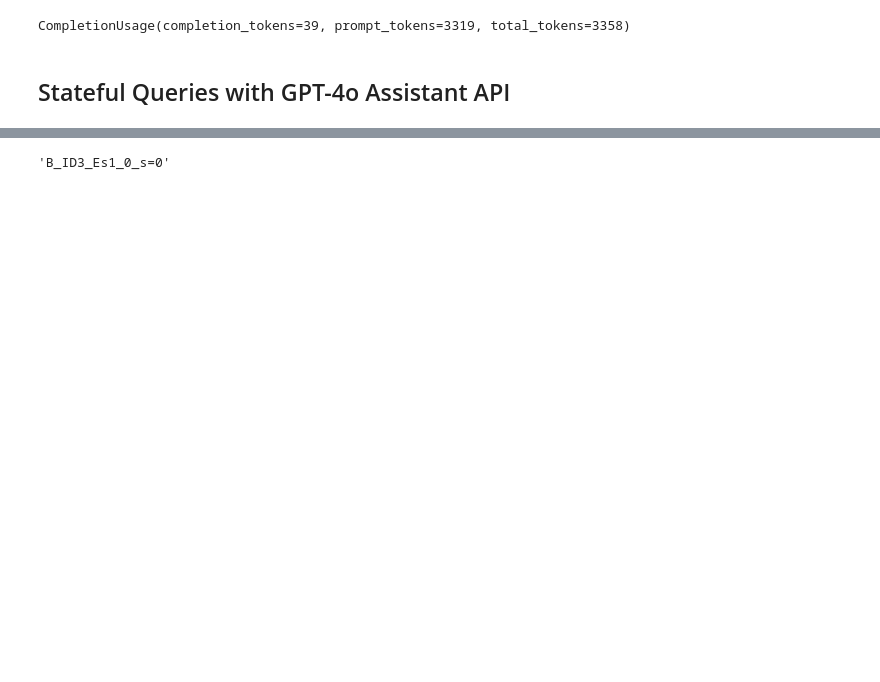
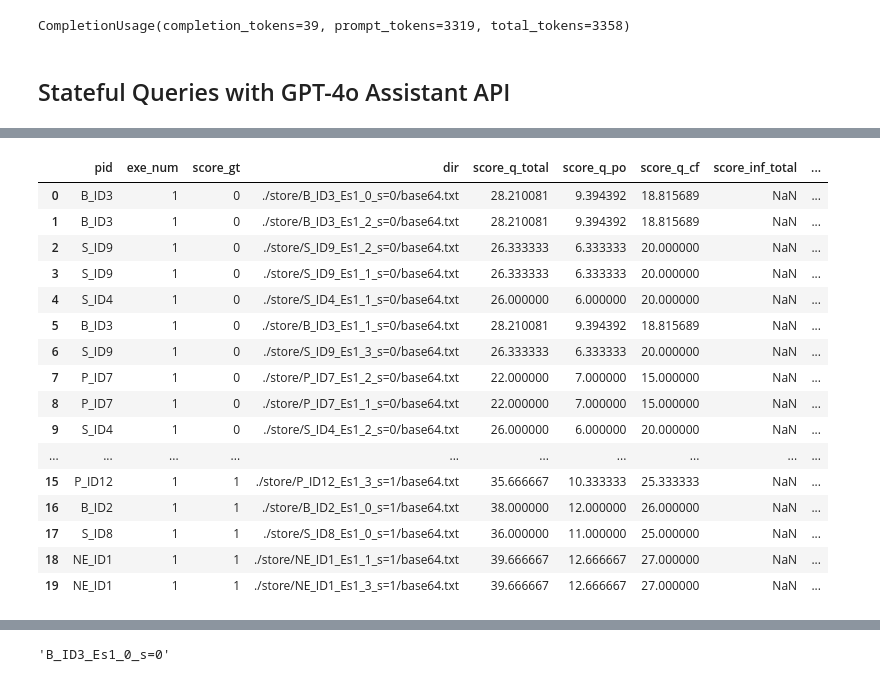
Before and after one commit to deanziyangyu/TRViT, a Jupyter notebook: src/nb/data/skeleton/prompt_lab.ipynb, the cells around one changed output, grey strips where cells are left out. Drawn from its saved outputs; the diff is of its cells as text; code cells hidden in the pictures; blank space fills up the shorter version.

````diff
--- a/src/nb/data/skeleton/prompt_lab.ipynb
+++ b/src/nb/data/skeleton/prompt_lab.ipynb
@@ -315,3 +318,6 @@ for exe_num in range(1,6):
+# %%
+exercise_num = [1, 2, 3, 4, 5]
+score_num = [0, 1, 2, 3]
 # %%
 # all_reps_df.to_csv('./all_reps_df.csv', index=False)
 all_reps_df = pd.read_csv('./all_reps_df_w_q.csv')
@@ -343,9 +342,14 @@ def clean_json_string(json_string):
 # %% [markdown]
 ### OAI Inference Funcs and Defs
 # %%
-MODEL="gpt-4o"
+MODEL="gpt-4o-mini"
 client = OpenAI(api_key=oai_key)
 # %%
+def clean_json_string(json_string):
+    pattern = r'^```json\s*(.*?)\s*```$'
+    cleaned_string = re.sub(pattern, r'\1', json_string, flags=re.DOTALL)
+    return cleaned_string.strip()
+
 # get the exercise description
 struc_desc_by_exe = {}
 for exe_num in exercise_num:
@@ -354,7 +358,9 @@ for exe_num in exercise_num:
         struc_desc_by_exe[exe_num] = exec_desc
 
 # get background description, user intro, answer format, and system intro
-intro_sys, intro_user, background_text, struc_desc_text, rep_eval, ans_format = None, None, None, None, None, None
+(intro_sys, intro_user, background_text,
+ struc_desc_text, rep_eval, ans_format) = None, None, None, None, None, None
+
 with open("./struc_data/background_desc/intro_system_video.md") as f:
 	intro_sys = f.read()
 with open("./struc_data/background_desc/intro_user_video.md") as f:
@@ -366,15 +372,17 @@ with open("./struc_data/task_descs/rep_eval.md") as f:
 with open("./struc_data/ans_format/ans_format.json") as f:
 	ans_format = json.dumps(json.load(f))
 
-rep_eval_10q, assess_q, ans_format_0s = None, None, None
+rep_eval_10q, assess_q, ans_format_0s = None, {}, None
 with open("./struc_data/background_desc/backgrounds_10q_0s.md") as f:
 	background_10q_0s = f.read()
 with open("./struc_data/task_descs/rep_eval_10q.md") as f:
 	rep_eval_10q = f.read()
-with open("./struc_data/que_format/assess_q.json") as f:
-	assess_q = json.dumps(json.load(f))
 with open("./struc_data/ans_format/ans_format_0s.json") as f:
 	ans_format_0s = json.dumps(json.load(f))
+
+for i in range(1,6):
+	with open(f"./struc_data/que_format/assess_q_{i}.json") as f:
+		assess_q[i]=(json.dumps(json.load(f)))
 # %%
 def get_gt_b64_from_exe_n_dict(exe_n_labels_gt, detail="low"):
     """wrap Ground truth in base64"""
@@ -740,7 +723,7 @@ for exe_num in [1,]:
 
     cnt = 0
 
-    for sc_num in score_num:
+    for sc_num in score_num[1:]:
         exe_sc_rows = reps_eval_200[(reps_eval_200['score_gt'] == sc_num) & (reps_eval_200['exe_num'] == exe_num)].iloc[:10]
 
         for idx, row in exe_sc_rows.iterrows(): # for 5 reps in each score and exercise
@@ -1065,0 +1106,20 @@ last_eval = reps_eval_200[(reps_eval_200['exe_num'] == 1)].iloc[5] # ends at sco
+# %%
+reps_eval_200.head(20)
+# %% [output]
+|  | pid | exe_num | score_gt | dir | score_q_total | score_q_po | score_q_cf | score_inf_total | ... |
+| 0 | B_ID3 | 1 | 0 | ./store/B_ID3_Es1_0_s=0/base64.txt | 28.210081 | 9.394392 | 18.815689 | NaN | ... |
+| 1 | B_ID3 | 1 | 0 | ./store/B_ID3_Es1_2_s=0/base64.txt | 28.210081 | 9.394392 | 18.815689 | NaN | ... |
+| 2 | S_ID9 | 1 | 0 | ./store/S_ID9_Es1_2_s=0/base64.txt | 26.333333 | 6.333333 | 20.000000 | NaN | ... |
+| 3 | S_ID9 | 1 | 0 | ./store/S_ID9_Es1_1_s=0/base64.txt | 26.333333 | 6.333333 | 20.000000 | NaN | ... |
+| 4 | S_ID4 | 1 | 0 | ./store/S_ID4_Es1_1_s=0/base64.txt | 26.000000 | 6.000000 | 20.000000 | NaN | ... |
+| 5 | B_ID3 | 1 | 0 | ./store/B_ID3_Es1_1_s=0/base64.txt | 28.210081 | 9.394392 | 18.815689 | NaN | ... |
+| 6 | S_ID9 | 1 | 0 | ./store/S_ID9_Es1_3_s=0/base64.txt | 26.333333 | 6.333333 | 20.000000 | NaN | ... |
+| 7 | P_ID7 | 1 | 0 | ./store/P_ID7_Es1_2_s=0/base64.txt | 22.000000 | 7.000000 | 15.000000 | NaN | ... |
+| 8 | P_ID7 | 1 | 0 | ./store/P_ID7_Es1_1_s=0/base64.txt | 22.000000 | 7.000000 | 15.000000 | NaN | ... |
+| 9 | S_ID4 | 1 | 0 | ./store/S_ID4_Es1_2_s=0/base64.txt | 26.000000 | 6.000000 | 20.000000 | NaN | ... |
+| ... | ... | ... | ... | ... | ... | ... | ... | ... | ... |
+| 15 | P_ID12 | 1 | 1 | ./store/P_ID12_Es1_3_s=1/base64.txt | 35.666667 | 10.333333 | 25.333333 | NaN | ... |
+| 16 | B_ID2 | 1 | 1 | ./store/B_ID2_Es1_0_s=1/base64.txt | 38.000000 | 12.000000 | 26.000000 | NaN | ... |
+| 17 | S_ID8 | 1 | 1 | ./store/S_ID8_Es1_0_s=1/base64.txt | 36.000000 | 11.000000 | 25.000000 | NaN | ... |
+| 18 | NE_ID1 | 1 | 1 | ./store/NE_ID1_Es1_1_s=1/base64.txt | 39.666667 | 12.666667 | 27.000000 | NaN | ... |
+| 19 | NE_ID1 | 1 | 1 | ./store/NE_ID1_Es1_3_s=1/base64.txt | 39.666667 | 12.666667 | 27.000000 | NaN | ... |
````
Also changed, not shown: parts of 61 cells of this notebook.
